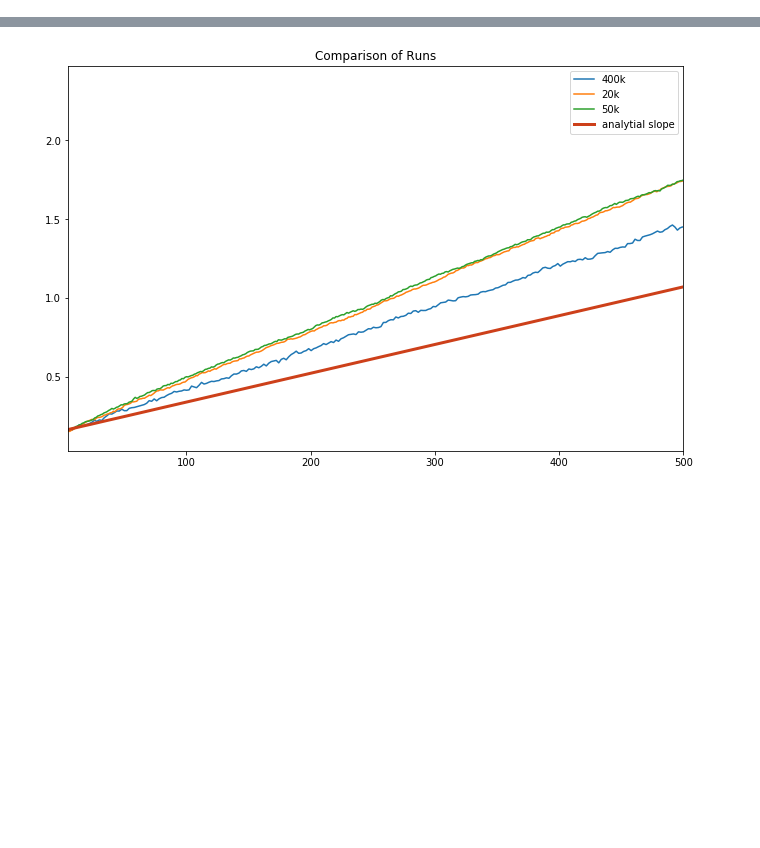
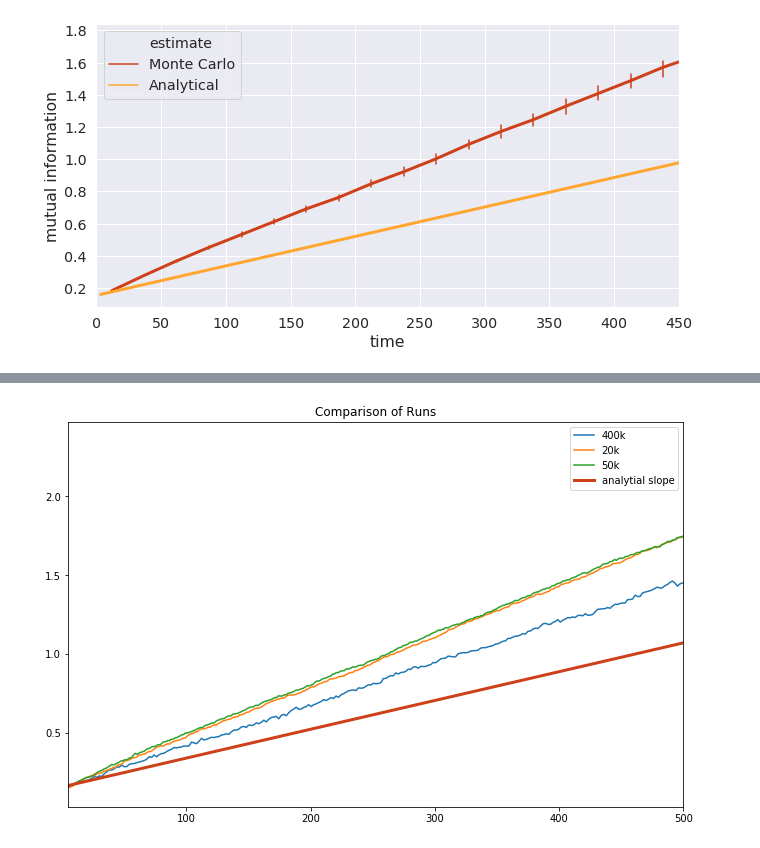
Before and after one commit to manuel-rhdt/master-thesis, a Jupyter notebook: MI_Errors.ipynb, the cells around one changed output, grey strips where cells are left out. Cells and saved outputs as stored; diff of their text form; code cells hidden in the pictures; blank space fills up the shorter version.

```diff
--- a/MI_Errors.ipynb
+++ b/MI_Errors.ipynb
@@ -129,0 +137,4 @@ Data variables:
+# %%
+df['estimate'] = "Monte Carlo"
+df = df.append(pd.DataFrame({"time": num_tl, "mutual information": num_mi, "estimate": "Analytical"}))
+df
@@ -130,3 +155,12 @@ Data variables:
+# %%
+palette = sns.color_palette(['#cd401a', '#ffa630'])
+sns.set(font_scale=1.3)
+pyplot.figure(figsize=(960/92,480/92))
+ax = sns.lineplot(x='time', y='mutual information', hue="estimate", ci=99.9, palette=palette, linewidth=3, err_style='bars', data=df)
+ax.set(xlim = (0,450))
+pyplot.savefig('traj_error.svg')
+# %% [output]
+[figure, added]
 # %%
 tl = ds['time'].data
 mi = -ds['mutual_information'].data
```
Also changed, not shown: parts of 7 cells of this notebook, 17 other files.
